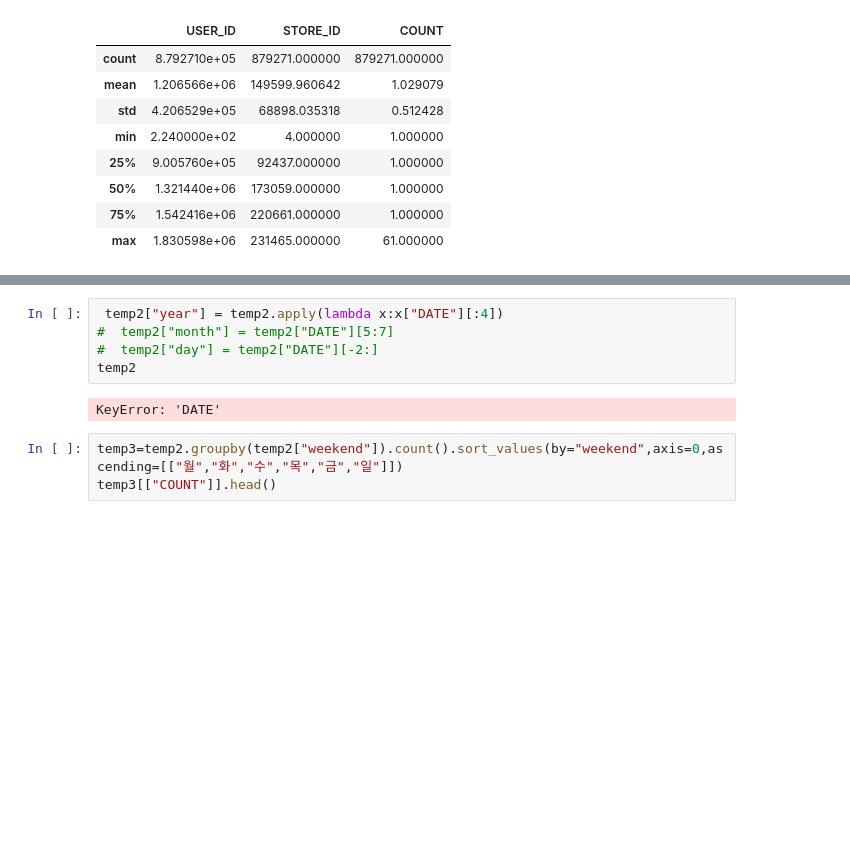
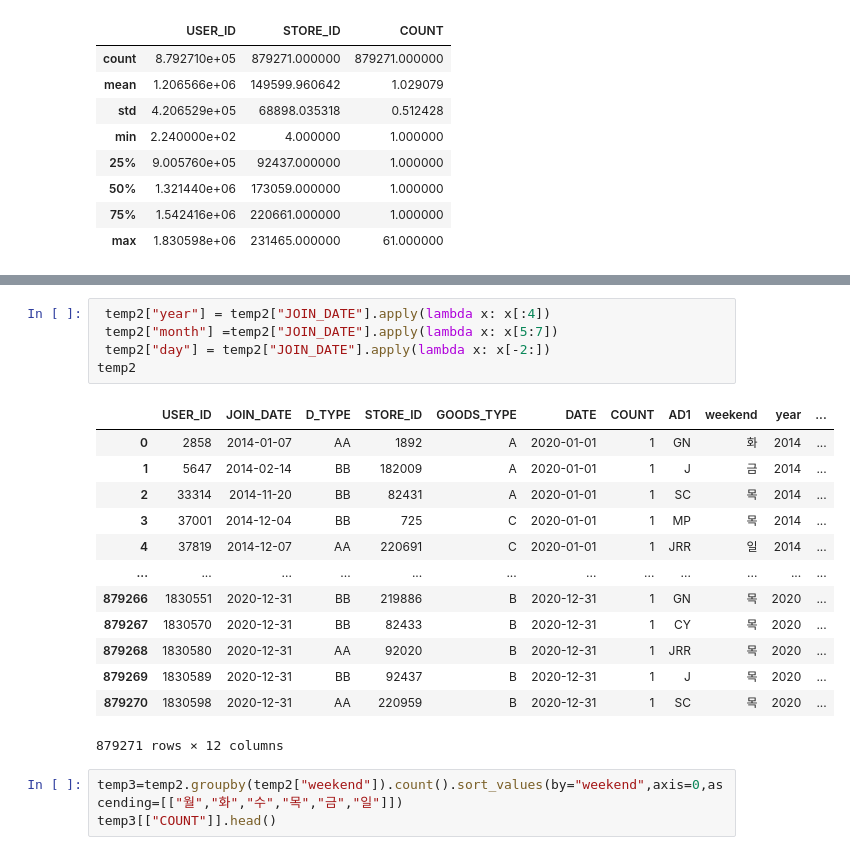
Before and after one commit to honeybeat1/team1_wanted_onboarding_2nd, a Jupyter notebook: Week3_이주영/모두컴퍼니_기술과제/Week3_모두컴퍼니_EDA.ipynb, the cells around one changed output, grey strips where cells are left out. Drawn from its saved outputs; the diff is of its cells as text; blank space fills up the shorter version.

```diff
--- a/Week3_이주영/모두컴퍼니_기술과제/Week3_모두컴퍼니_EDA.ipynb
+++ b/Week3_이주영/모두컴퍼니_기술과제/Week3_모두컴퍼니_EDA.ipynb
@@ -168,10 +188,22 @@ temp2.describe()
 # %%
- temp2["year"] = temp2.apply(lambda x:x["DATE"][:4])
-#  temp2["month"] = temp2["DATE"][5:7]
-#  temp2["day"] = temp2["DATE"][-2:]
+ temp2["year"] = temp2["JOIN_DATE"].apply(lambda x: x[:4])
+ temp2["month"] =temp2["JOIN_DATE"].apply(lambda x: x[5:7])
+ temp2["day"] = temp2["JOIN_DATE"].apply(lambda x: x[-2:])
 temp2
 # %% [output]
+|  | USER_ID | JOIN_DATE | D_TYPE | STORE_ID | GOODS_TYPE | DATE | COUNT | AD1 | weekend | year | ... |
+| 0 | 2858 | 2014-01-07 | AA | 1892 | A | 2020-01-01 | 1 | GN | 화 | 2014 | ... |
+| 1 | 5647 | 2014-02-14 | BB | 182009 | A | 2020-01-01 | 1 | J | 금 | 2014 | ... |
+| 2 | 33314 | 2014-11-20 | BB | 82431 | A | 2020-01-01 | 1 | SC | 목 | 2014 | ... |
+| 3 | 37001 | 2014-12-04 | BB | 725 | C | 2020-01-01 | 1 | MP | 목 | 2014 | ... |
+| 4 | 37819 | 2014-12-07 | AA | 220691 | C | 2020-01-01 | 1 | JRR | 일 | 2014 | ... |
+| ... | ... | ... | ... | ... | ... | ... | ... | ... | ... | ... | ... |
+| 879266 | 1830551 | 2020-12-31 | BB | 219886 | B | 2020-12-31 | 1 | GN | 목 | 2020 | ... |
+| 879267 | 1830570 | 2020-12-31 | BB | 82433 | B | 2020-12-31 | 1 | CY | 목 | 2020 | ... |
+| 879268 | 1830580 | 2020-12-31 | AA | 92020 | B | 2020-12-31 | 1 | JRR | 목 | 2020 | ... |
+| 879269 | 1830589 | 2020-12-31 | BB | 92437 | B | 2020-12-31 | 1 | J | 목 | 2020 | ... |
+| 879270 | 1830598 | 2020-12-31 | AA | 220959 | B | 2020-12-31 | 1 | SC | 목 | 2020 | ... |
-KeyError: 'DATE'
+879271 rows × 12 columns
 # %%
 temp3=temp2.groupby(temp2["weekend"]).count().sort_values(by="weekend",axis=0,ascending=[["월","화","수","목","금","일"]])
 temp3[["COUNT"]].head()
```
Also changed, not shown: parts of 17 cells of this notebook.
